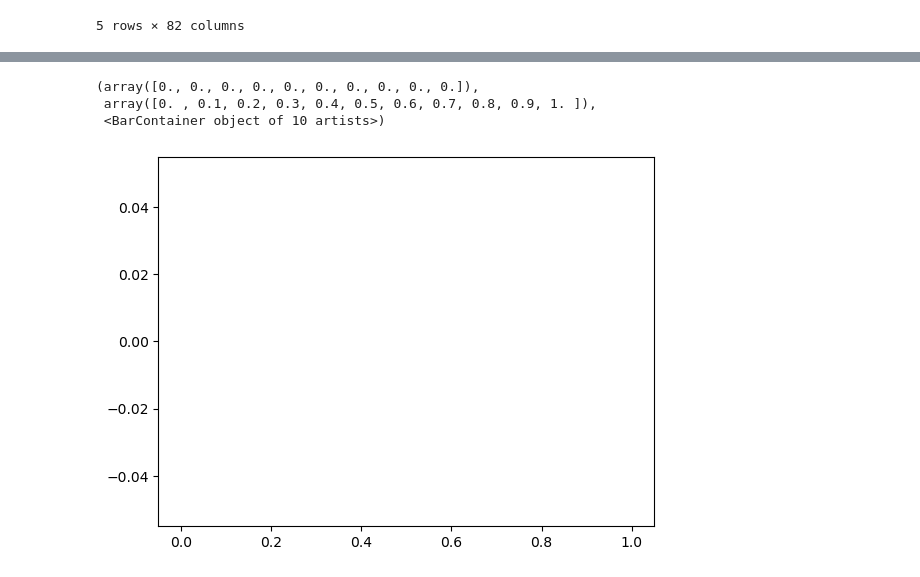
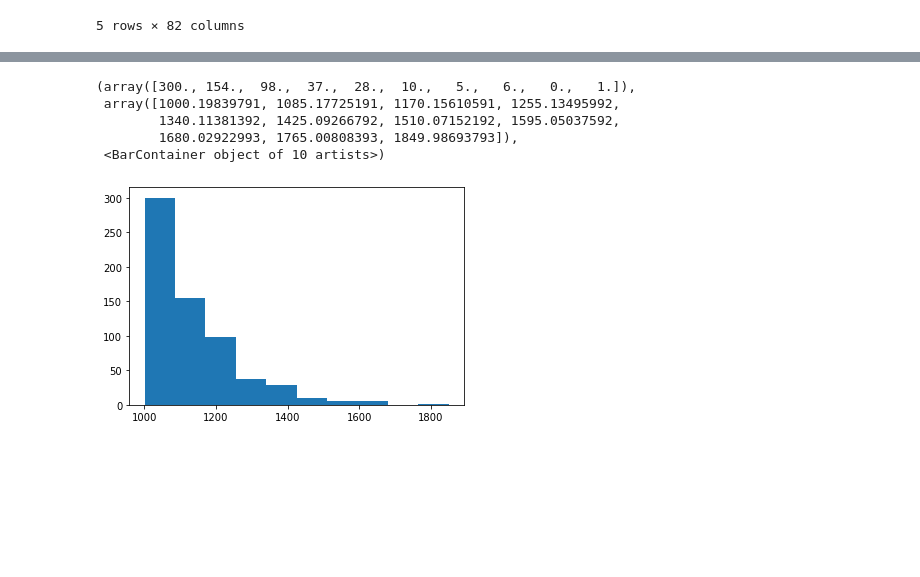
Before and after one commit to Sunbin-Lee/dacon-income, a Jupyter notebook: stratify_0322_engineering.ipynb, the cells around one changed output, grey strips where cells are left out. Drawn from its saved outputs; the diff is of its cells as text; code cells hidden in the pictures; blank space fills up the shorter version.

```diff
--- a/stratify_0322_engineering.ipynb
+++ b/stratify_0322_engineering.ipynb
@@ -249,5 +283,8 @@ plt.hist(o_outliers['Income'])
+# %%
+outliers = list(u_outliers.index) + list(o_outliers.index)
 # %%
-train.drop(index=u_outliers.index, inplace=True)
+# train.drop(index=u_outliers.index, inplace=True)
+train.drop(index=outliers, inplace=True)
 train.reset_index(drop=True, inplace=True)
 # %% [markdown]
 #### outlier 231 (income state = under median)
@@ -295,7 +332,8 @@ trainval_x = train.drop(columns=['ID', 'Income',
                                  'Birth_Country',
                                  'Birth_Country (Father)', 'Birth_Country (Mother)',
                                  'Education_Status',
-                                 'Gains', 'Losses', 'Dividends'
+                                 'Gains', 'Losses', 'Dividends',
+                                 'key'
                                  ])
 
 trainval_y = train['Income']
@@ -369,7 +407,7 @@ for i in encoding_target:
         print(i)
         continue
 
-    ohe = OneHotEncoder(sparse_output=False, handle_unknown='ignore') ## ignore로 학습 데이터셋에 없는 데이터가 들어와도 무시
+    ohe = OneHotEncoder(sparse=False, handle_unknown='ignore') ## ignore로 학습 데이터셋에 없는 데이터가 들어와도 무시
     train_encoded = ohe.fit_transform(trainval_x[[i]])
 
     train_encoded_df = pd.DataFrame(train_encoded, columns=[f"{i}_{j}" for j in range(train_encoded.shape[1])])
@@ -549,10 +555,12 @@ os.makedirs('submission', exist_ok=True)
 # %%
-plt.hist(final_pred_post[final_pred_post>2000])
+plt.hist(final_pred_post[final_pred_post>1000])
 # %% [output]
-(array([0., 0., 0., 0., 0., 0., 0., 0., 0., 0.]),
- array([0. , 0.1, 0.2, 0.3, 0.4, 0.5, 0.6, 0.7, 0.8, 0.9, 1. ]),
+(array([300., 154.,  98.,  37.,  28.,  10.,   5.,   6.,   0.,   1.]),
+ array([1000.19839791, 1085.17725191, 1170.15610591, 1255.13495992,
+        1340.11381392, 1425.09266792, 1510.07152192, 1595.05037592,
+        1680.02922993, 1765.00808393, 1849.98693793]),
  <BarContainer object of 10 artists>)
-[figure, old version]
+[figure, new version]
 # %%
 plt.hist(train.loc[train['Income']>1000, 'Income'])
 # %% [output]
```
Also changed, not shown: parts of 38 cells of this notebook, 7 other files.
